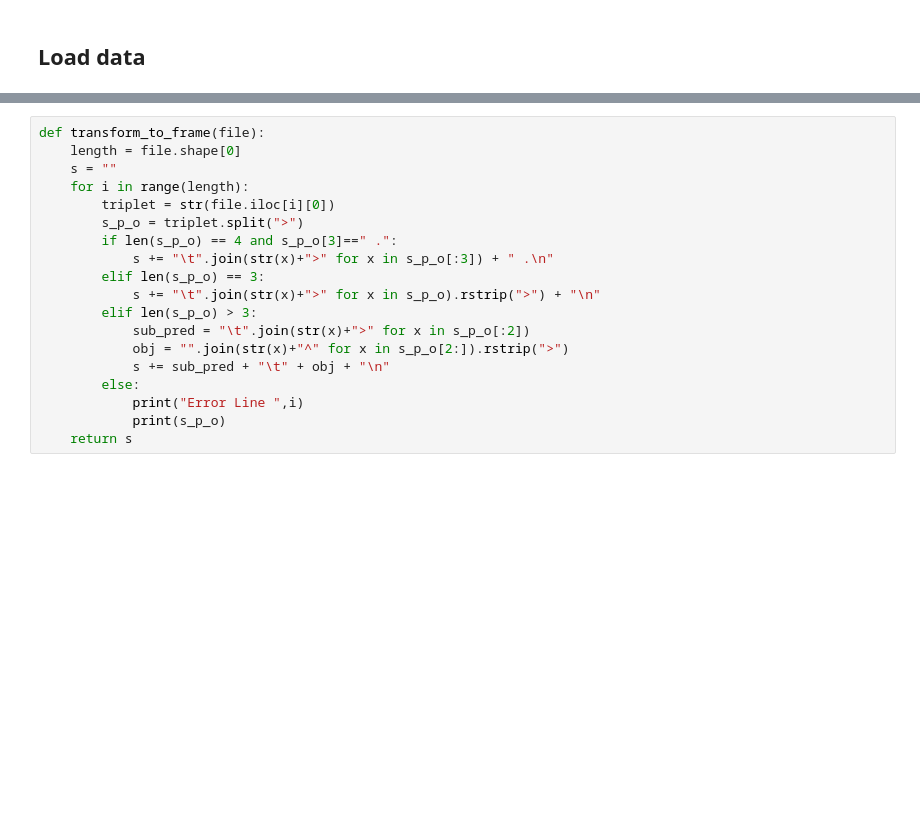
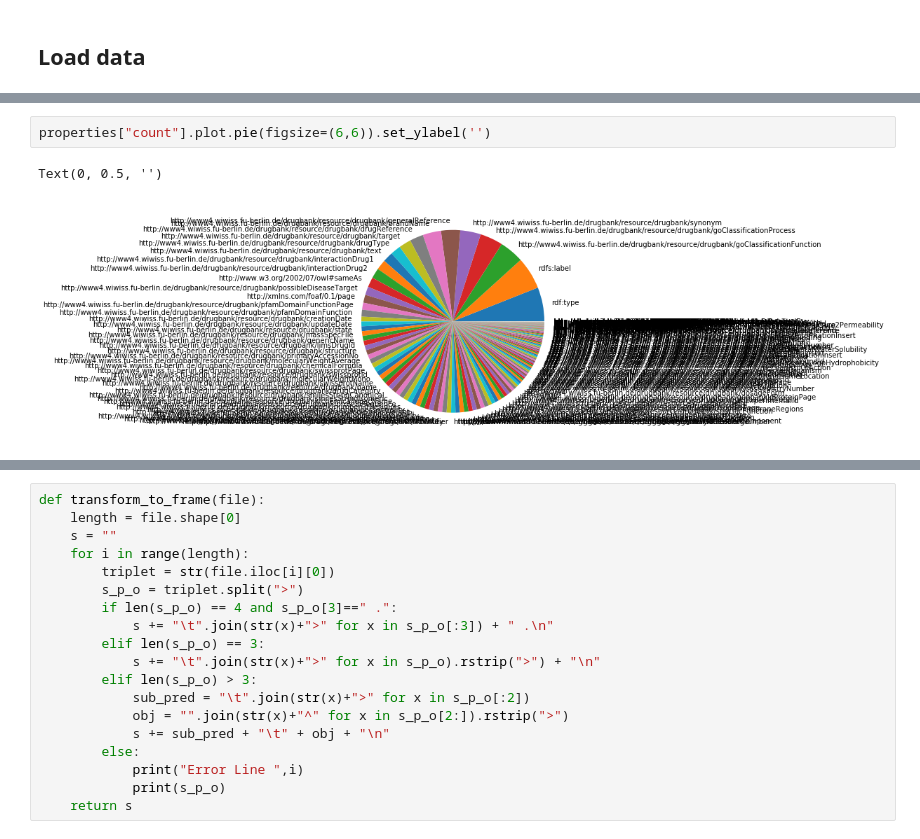
Before and after one commit to RDF-Molecules/kg-embeddings, a Jupyter notebook: testing.ipynb, the cells around one changed output, grey strips where cells are left out. Cells and saved outputs as stored; diff of their text form; blank space fills up the shorter version.

```diff
--- a/testing.ipynb
+++ b/testing.ipynb
@@ -60,0 +76,5 @@ http://www.ontologydesignpatterns.org/ont/dul/DUL.owl#hasLocation
+# %%
+properties["count"].plot.pie(figsize=(6,6)).set_ylabel('')
+# %% [output]
+Text(0, 0.5, '')
+[figure, added]
```
Also changed, not shown: parts of 16 cells of this notebook, 5 other files.
